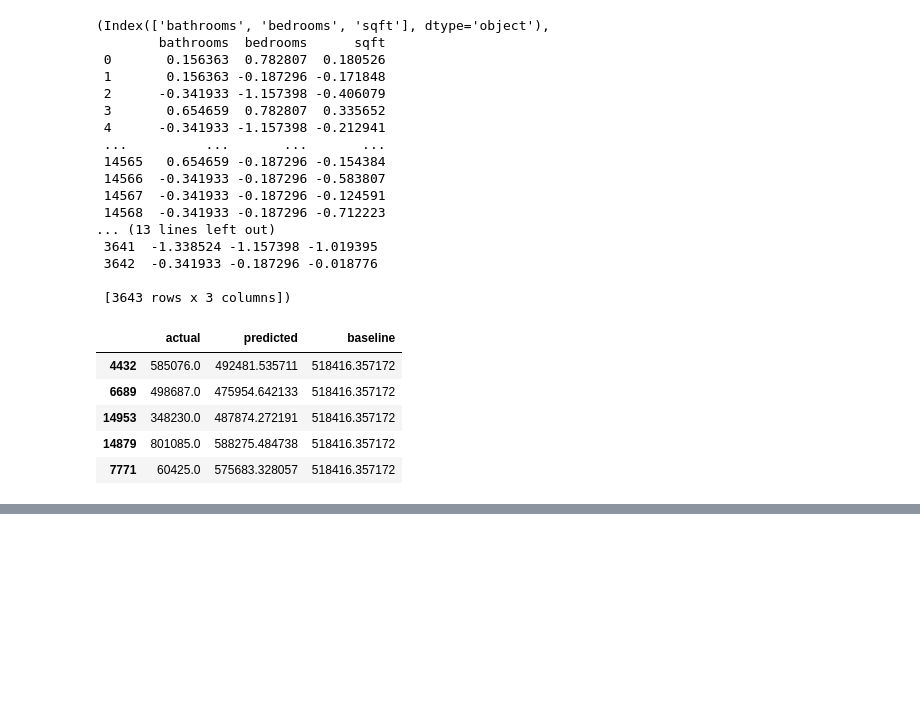
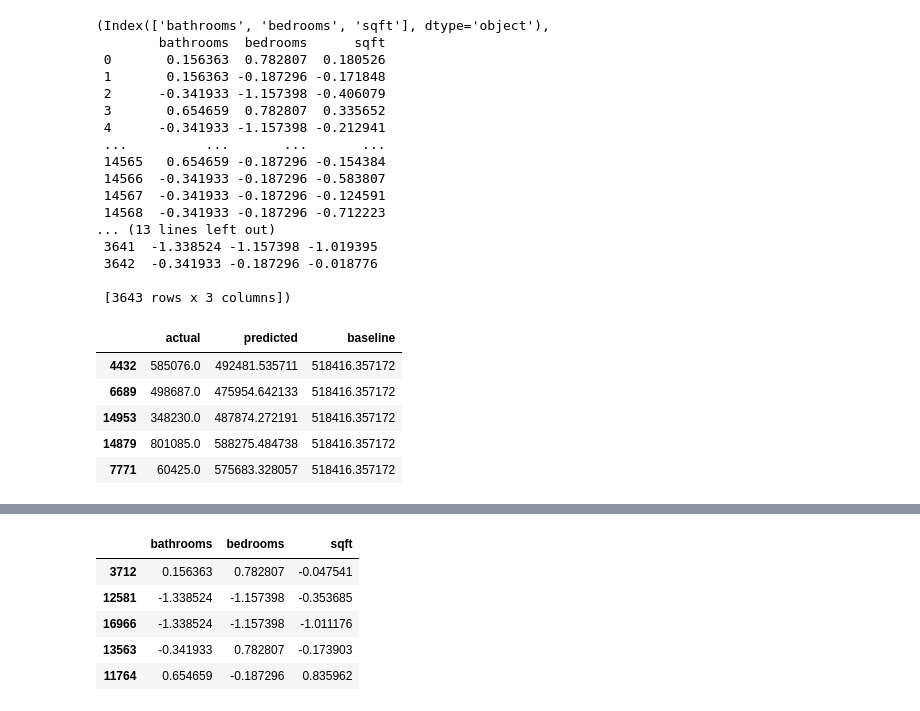
Before and after one commit to ryanorsinger/house_price_regression_project, a Jupyter notebook: model.ipynb, the cells around one changed output, grey strips where cells are left out. Saved outputs shown, nothing was run; the diff lists cells and outputs as text; code cells hidden in the pictures; blank space fills up the shorter version.

```diff
--- a/model.ipynb
+++ b/model.ipynb
@@ -157,0 +143,9 @@ NameError: name 'X_train1' is not defined
+# %%
+test_scaled.head()
+# %% [output]
+|  | bathrooms | bedrooms | sqft |
+| 3712 | 0.156363 | 0.782807 | -0.047541 |
+| 12581 | -1.338524 | -1.157398 | -0.353685 |
+| 16966 | -1.338524 | -1.157398 | -1.011176 |
+| 13563 | -0.341933 | 0.782807 | -0.173903 |
+| 11764 | 0.654659 | -0.187296 | 0.835962 |
```
Also changed, not shown: parts of 6 cells of this notebook, 4 other files.
